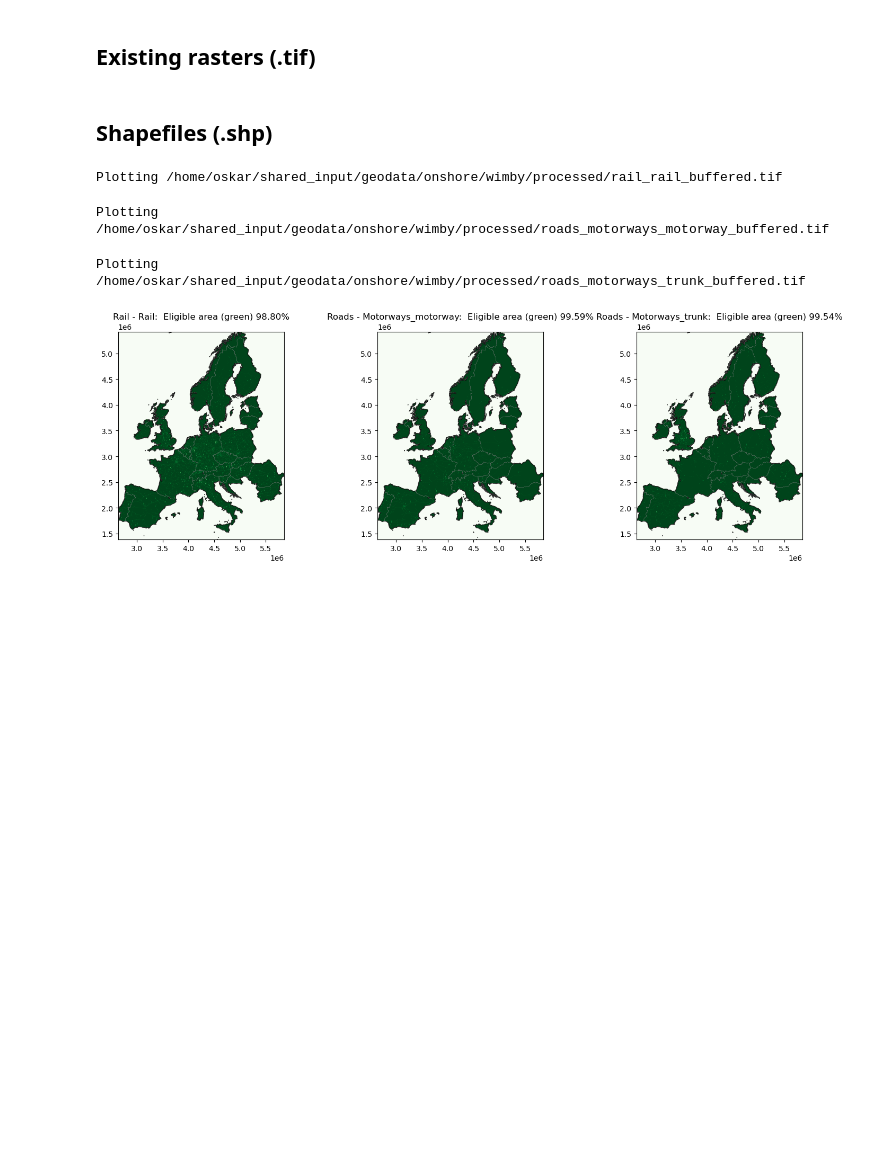
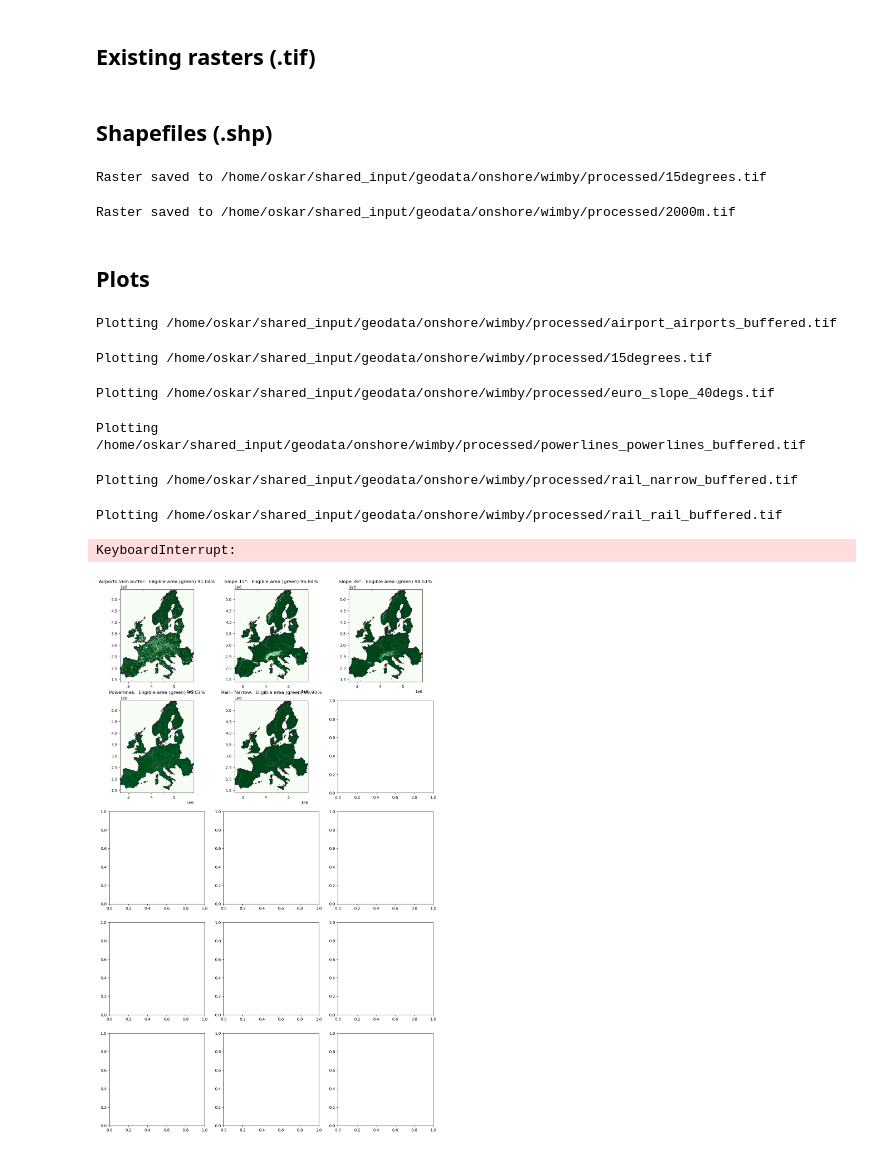
Before and after one commit to highRES-model/highRES-Europe-WF, a Jupyter notebook: workflow/notebooks/highRES_build_technExcl.ipynb, the cells around one changed output. Drawn from its saved outputs; the diff is of its cells as text; code cells hidden in the pictures; blank space fills up the shorter version.

```diff
--- a/workflow/notebooks/highRES_build_technExcl.ipynb
+++ b/workflow/notebooks/highRES_build_technExcl.ipynb
@@ -84,7 +78,6 @@ europe = gpd.clip(europe, polygon)
 def plot_eligible_area(ax, tiff_path, europe, title):
     excluder_wind_onshore = ExclusionContainer()
 
-    # Ensuring the correct CRS for full_europe
     full_europe = (
         europe
         .assign(col='a')
@@ -92,15 +85,8 @@ def plot_eligible_area(ax, tiff_path, europe, title):
         .geometry
     )
 
-    # Open the TIFF file and ensure CRS matches
-    with rasterio.open(tiff_path) as src:
-        if full_europe.crs != src.crs:
-            full_europe = full_europe.to_crs(src.crs)
-
-    # Bufffer geometry ensuring CRS consistency
     full_europe = full_europe.to_crs(excluder_wind_onshore.crs)
 
-    # Example mask and transformation logic
     excluder_wind_onshore.add_raster(tiff_path)
     masked, transform = shape_availability(full_europe, excluder_wind_onshore)
     eligible_share = (masked.sum() * excluder_wind_onshore.res**2 / full_europe.geometry.item().area)
@@ -109,4 +95,4 @@ def plot_eligible_area(ax, tiff_path, europe, title):
     show(masked, transform=transform, cmap='Greens', ax=ax)
     full_europe.plot(ax=ax, edgecolor='k', color='None')
     europe.to_crs(excluder_wind_onshore.crs).boundary.plot(ax=ax, edgecolor='grey', linewidth=0.2)
-    ax.set_title(f'{title} Eligible area (green) {eligible_share * 100:2.2f}%')
+    ax.set_title(f'{title} \n Eligible area (green) {eligible_share * 100:2.2f}%')
@@ -181,7 +282,7 @@ radar = '/home/oskar/shared_input/geodata/onshore/wimby/radar.gpkg'
 # Inspect a GeoPackage file to see what layers exist.
 
 # Specify the path to your GeoPackage file
-gpkg_file = '/home/oskar/shared_input/geodata/onshore/wimby/radar.gpkg'
+gpkg_file = '/home/oskar/shared_input/geodata/onshore/wimby/OSMseamarkpoints_merged.gpkg'
 
 # Open the GeoPackage and list its layers
 with fiona.Env():
@@ -197,0 +299,2 @@ radar
+# %%
+f = gpd.read_file(gpkg_file)
@@ -315,6 +514,7 @@ shapefile_paths = [
 # NOTE THAT IF NEW FILES ARE ADDED, IT NEEDS TO BE VERIFIED THAT THE RELEVANT DATA IS WHERE GRIDCODE = 2
 
 if convert_shapefiles == 'Yes':
+    minx, miny, maxx, maxy = get_bounding().total_bounds
     for file in tqdm(shapefile_paths):
         # Define your spatial extent and resolution
         resolution = 100  # Set appropriate resolution (100m as an example)
@@ -331,7 +531,7 @@ if convert_shapefiles == 'Yes':
         gdf = gdf.query("gridcode == 2")
 
         # Transform the GeoDataFrame to your desired CRS, if necessary
-        gdf = gdf.to_crs(epsg=3857)
+        gdf = gdf.to_crs(get_bounding().crs)
 
         # Generate a mask for the rasterization
         transform = from_bounds(minx, miny, maxx, maxy, int((maxx - minx) / resolution), int((maxy - miny) / resolution))
@@ -354,7 +554,7 @@ if convert_shapefiles == 'Yes':
             'width': out_shape[1],
             'count': 1,
             'dtype': 'uint8',
-            'crs': 'EPSG:3857',
+            'crs': 'EPSG:3035',
             'transform': transform,
             'compress': 'lzw'  # Apply compression
         }
@@ -369,6 +569,11 @@ if convert_shapefiles == 'Yes':
         shutil.rmtree('temp_directory')
 
         print(f"Raster saved to {output_raster}")
+# %% [output]
+Raster saved to /home/oskar/shared_input/geodata/onshore/wimby/processed/15degrees.tif
+Raster saved to /home/oskar/shared_input/geodata/onshore/wimby/processed/2000m.tif
+# %% [markdown]
+## Plots
 # %%
 name_dict = {
     '/home/oskar/shared_input/geodata/onshore/wimby/processed/airport_airports_buffered.tif' : 'Airports 5km buffer',
@@ -388,45 +594,54 @@ name_dict = {
 }
 # %%
 tiff_paths = [
-    #'/home/oskar/shared_input/geodata/onshore/wimby/processed/airport_airports_buffered.tif',
-    #'/home/oskar/shared_input/geodata/onshore/wimby/processed/15degrees.tif',
-    #'/home/oskar/shared_input/geodata/onshore/wimby/processed/powerlines_powerlines_buffered.tif',
-    #'/home/oskar/shared_input/geodata/onshore/wimby/processed/rail_narrow_buffered.tif',
+    '/home/oskar/shared_input/geodata/onshore/wimby/processed/airport_airports_buffered.tif',
+    '/home/oskar/shared_input/geodata/onshore/wimby/processed/15degrees.tif',
+    '/home/oskar/shared_input/geodata/onshore/wimby/processed/euro_slope_40degs.tif',
+    '/home/oskar/shared_input/geodata/onshore/wimby/processed/powerlines_powerlines_buffered.tif',
+    '/home/oskar/shared_input/geodata/onshore/wimby/processed/rail_narrow_buffered.tif',
     '/home/oskar/shared_input/geodata/onshore/wimby/processed/rail_rail_buffered.tif',
     '/home/oskar/shared_input/geodata/onshore/wimby/processed/roads_motorways_motorway_buffered.tif',
     '/home/oskar/shared_input/geodata/onshore/wimby/processed/roads_motorways_trunk_buffered.tif',
-    #'/home/oskar/shared_input/geodata/onshore/wimby/processed/glacier_glacier_buffered.tif',
-    #'/home/oskar/shared_input/geodata/onshore/wimby/processed/roads_motorways_motorway_link_buffered.tif',
-    #'/home/oskar/shared_input/geodata/onshore/wimby/processed/military_military_buffered.tif',
-    #'/home/oskar/shared_input/geodata/onshore/wimby/processed/radar_radar_buffered.tif',
-    #'/home/oskar/shared_input/geodata/onshore/wimby/processed/2000m.tif',
-    #'/home/oskar/shared_input/geodata/onshore/wimby/processed/roads_primary_primary_buffered.tif',
+    '/home/oskar/shared_input/geodata/onshore/wimby/processed/glacier_glacier_buffered.tif',
+    '/home/oskar/shared_input/geodata/onshore/wimby/processed/roads_motorways_motorway_link_buffered.tif',
+    '/home/oskar/shared_input/geodata/onshore/wimby/processed/military_military_buffered.tif',
+    '/home/oskar/shared_input/geodata/onshore/wimby/processed/radar_radar_buffered.tif',
+    '/home/oskar/shared_input/geodata/onshore/wimby/processed/2000m.tif',
+   #'/home/oskar/shared_input/geodata/onshore/wimby/processed/roads_primary_primary_buffered.tif',
+    #'/home/oskar/shared_input/geodata/onshore/wimby/processed/shipping_lanes_high_pass_shipping_lanes_high_pass_buffered.tif'
 ]
 # %%
 # Create subplots - one for each file
 n_files = len(tiff_paths)
 columns = 3
 rows = math.ceil(n_files/columns)
 
 fig, axes = plt.subplots(rows, columns, figsize=(5 * columns, 5 * rows))
 
 # Flatten the axes array for easy iteration
 axes = axes.flatten()
 
 # Plot each file on the corresponding subplot
 for ax, tiff_path in tqdm(zip(axes, tiff_paths)):
     print(f'Plotting {tiff_path}')
     plot_eligible_area(ax, tiff_path, europe, f'{name_dict.get(tiff_path)}: ')
 
 # Turn off unused subplots
 for ax in axes[n_files:]:
     ax.set_visible(False)
 
-plt.tight_layout()
-plt.savefig('Individual exclusions.pdf',bbox_inches='tight')
+output_name = 'all_onshore_categories'
+extensions = ['.pdf','.png']
+for extension in extensions:
+    plt.tight_layout()
+    plt.savefig(f'{output_name}{extension}',bbox_inches='tight')
 plt.show()
 # %% [output]
-Plotting /home/oskar/shared_input/geodata/onshore/wimby/processed/rail_rail_buffered.tif
+Plotting /home/oskar/shared_input/geodata/onshore/wimby/processed/airport_airports_buffered.tif
-Plotting /home/oskar/shared_input/geodata/onshore/wimby/processed/roads_motorways_motorway_buffered.tif
+Plotting /home/oskar/shared_input/geodata/onshore/wimby/processed/15degrees.tif
-Plotting /home/oskar/shared_input/geodata/onshore/wimby/processed/roads_motorways_trunk_buffered.tif
+Plotting /home/oskar/shared_input/geodata/onshore/wimby/processed/euro_slope_40degs.tif
+Plotting /home/oskar/shared_input/geodata/onshore/wimby/processed/powerlines_powerlines_buffered.tif
+Plotting /home/oskar/shared_input/geodata/onshore/wimby/processed/rail_narrow_buffered.tif
+Plotting /home/oskar/shared_input/geodata/onshore/wimby/processed/rail_rail_buffered.tif
+KeyboardInterrupt:
-[figure, old version]
+[figure, new version]
```
Also changed, not shown: parts of 20 cells of this notebook, 4 other files.
